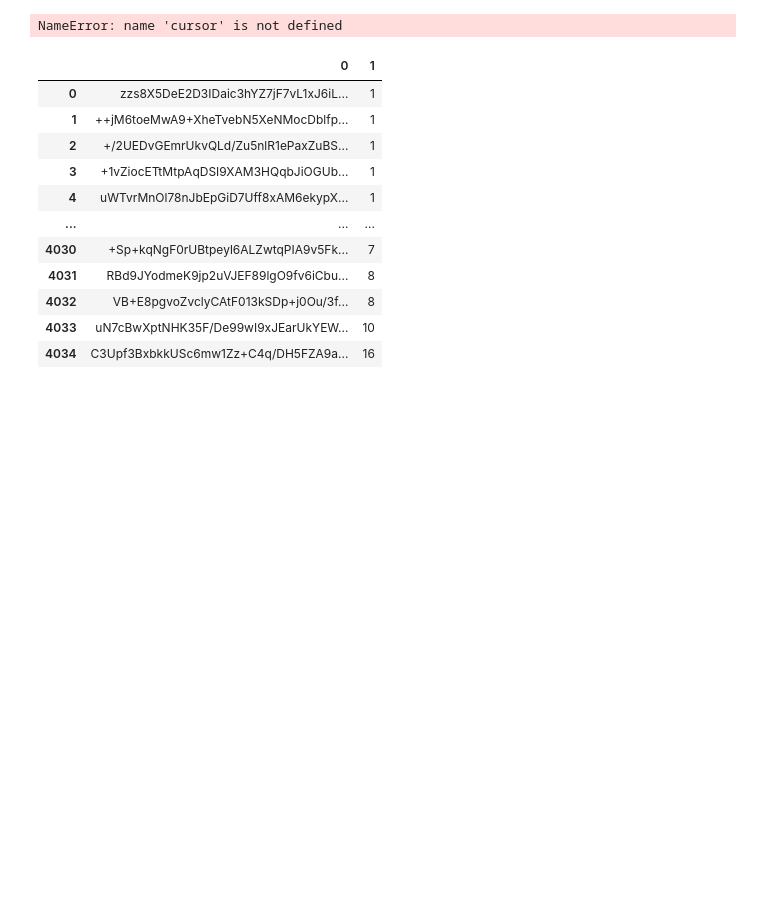
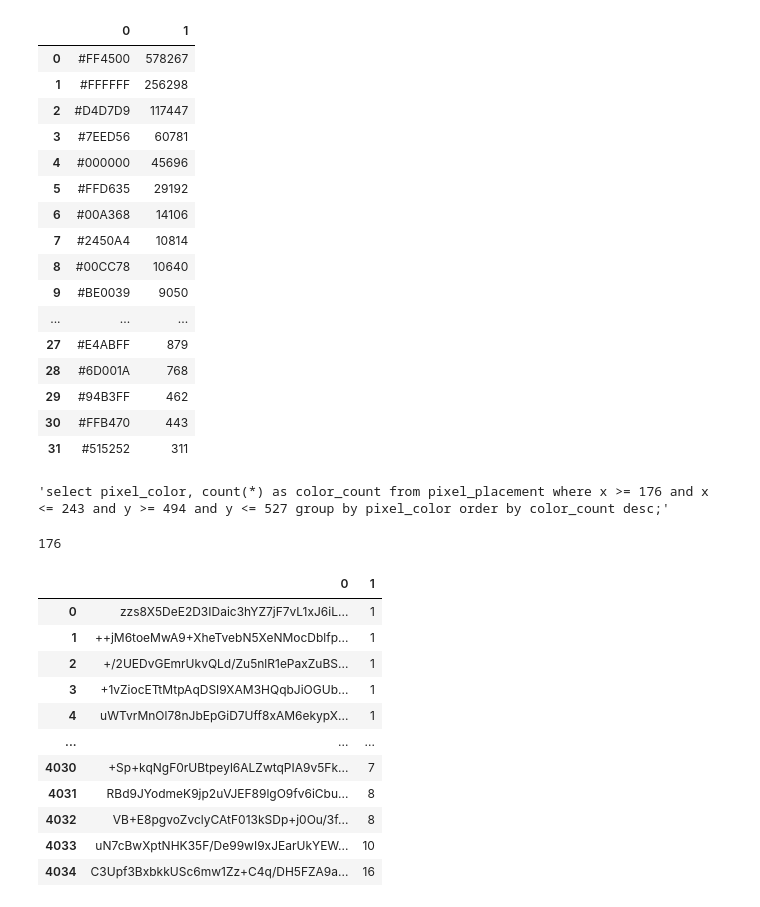
Before and after one commit to ahreed304/pixel-wars, a Jupyter notebook: code/main.ipynb, the cells around one changed output. Saved outputs shown, nothing was run; the diff lists cells and outputs as text; code cells hidden in the pictures; blank space fills up the shorter version.

```diff
--- a/code/main.ipynb
+++ b/code/main.ipynb
@@ -10,12 +10,49 @@ conn = psycopg2.connect("dbname=reddit user=postgres password=Admin")
 conn.autocommit = True
 cursor = conn.cursor()
 # %%
-sql1='''select pixel_color, count(*) as color_count from pixel_placement where x < 10 and y < 10 group by pixel_color order by color_count desc;'''
+sql1='''select pixel_color, count(*) as color_count from pixel_placement where x >= 176 and x <= 243 and y >= 494 and y <= 527 group by pixel_color order by color_count desc;'''
 cursor.execute(sql1)
 
 colors_result = pd.DataFrame(cursor.fetchall())
 
 colors_result
 # %% [output]
-NameError: name 'cursor' is not defined
+|  | 0 | 1 |
+| 0 | #FF4500 | 578267 |
+| 1 | #FFFFFF | 256298 |
+| 2 | #D4D7D9 | 117447 |
+| 3 | #7EED56 | 60781 |
+| 4 | #000000 | 45696 |
+| 5 | #FFD635 | 29192 |
+| 6 | #00A368 | 14106 |
+| 7 | #2450A4 | 10814 |
+| 8 | #00CC78 | 10640 |
+| 9 | #BE0039 | 9050 |
+| ... | ... | ... |
+| 27 | #E4ABFF | 879 |
+| 28 | #6D001A | 768 |
+| 29 | #94B3FF | 462 |
+| 30 | #FFB470 | 443 |
+| 31 | #515252 | 311 |
+# %%
+# top_left = (176,494)
+# bottom_right = (243,527)
+# query
+def generate_where_clause(top_left, bottom_right):
+    return f'where x >= {top_left[0]} and x <= {bottom_right[0]} and y >= {top_left[1]} and y <= {bottom_right[1]}'
+
+
+where_clause = generate_where_clause(
+    (176,494),
+    (243,527)
+)
+query = f'''select pixel_color, count(*) as color_count from pixel_placement {where_clause} group by pixel_color order by color_count desc;'''
+query
+# %% [output]
+'select pixel_color, count(*) as color_count from pixel_placement where x >= 176 and x <= 243 and y >= 494 and y <= 527 group by pixel_color order by color_count desc;'
+# %%
+top_left = (176,494)
+top_left
+# %% [output]
+176
 # %%
```
Also changed, not shown: parts of 8 cells of this notebook.
